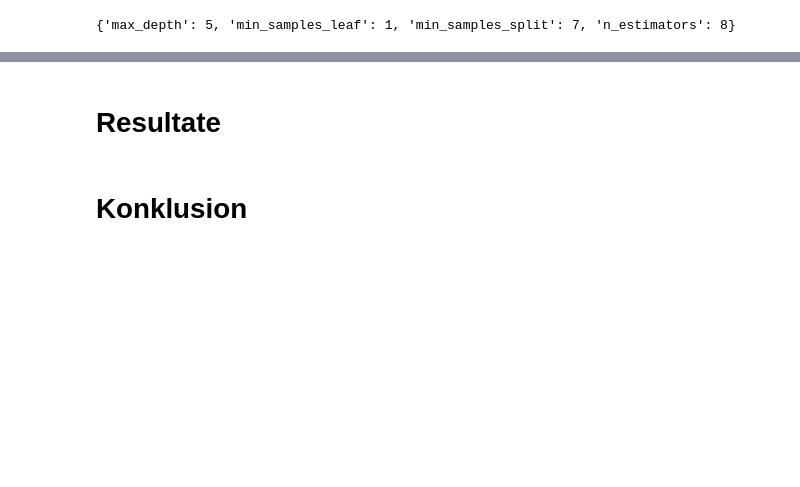
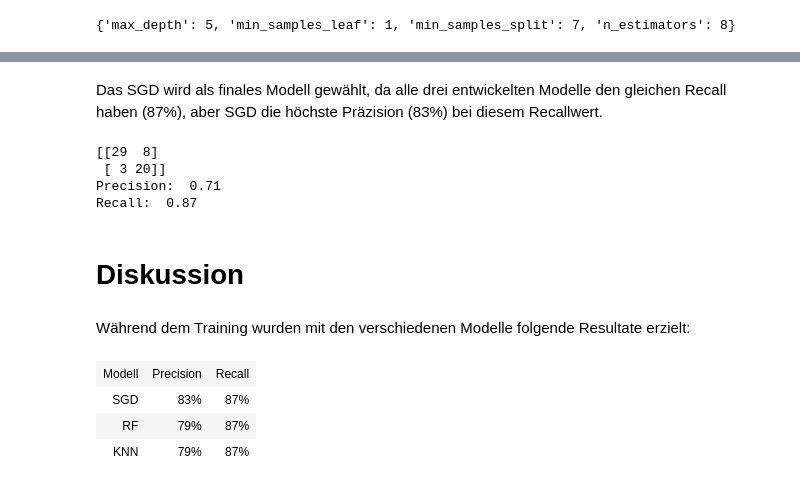
Before and after one commit to VimalKandrical/Diagnose_von_Herzerkrankungen, a Jupyter notebook: main.ipynb, the cells around one changed output, grey strips where cells are left out. Drawn from its saved outputs; the diff is of its cells as text; code cells hidden in the pictures; blank space fills up the shorter version.

```diff
--- a/main.ipynb
+++ b/main.ipynb
@@ -282,4 +316,31 @@ print(grid_search_rf.best_params_)
+# %% [markdown]
+Das SGD wird als finales Modell gewählt, da alle drei entwickelten Modelle den gleichen Recall haben (87%), aber SGD die höchste Präzision (83%) bei diesem Recallwert.
+# %%
+test_aufb = pipelines.transform(x_test)
+
+fin_modell = grid_search_sgd.best_estimator_
+
+sgd_pred_test = fin_modell.predict(test_aufb)
+cm(sgd_pred_test, y_test)
+# %% [output]
+[[29  8]
+ [ 3 20]]
+Precision:  0.71
+Recall:  0.87
 # %% [markdown]
-# Resultate
+# Diskussion
-# %% [markdown]
-# Konklusion
+# %% [markdown]
+Während dem Training wurden mit den verschiedenen Modelle folgende Resultate erzielt:
+# %%
+from IPython.display import HTML, display, Image
+import tabulate
+table = [["Modell","Precision","Recall"],
+         ["SGD","83%","87%"],
+         ["RF","79%","87%"],
+         ["KNN","79%","87%"]]
+display(HTML(tabulate.tabulate(table, tablefmt='html')))
+# %% [output]
+| Modell | Precision | Recall |
+| SGD | 83% | 87% |
+| RF | 79% | 87% |
+| KNN | 79% | 87% |
```
Also changed, not shown: parts of 11 cells of this notebook.
